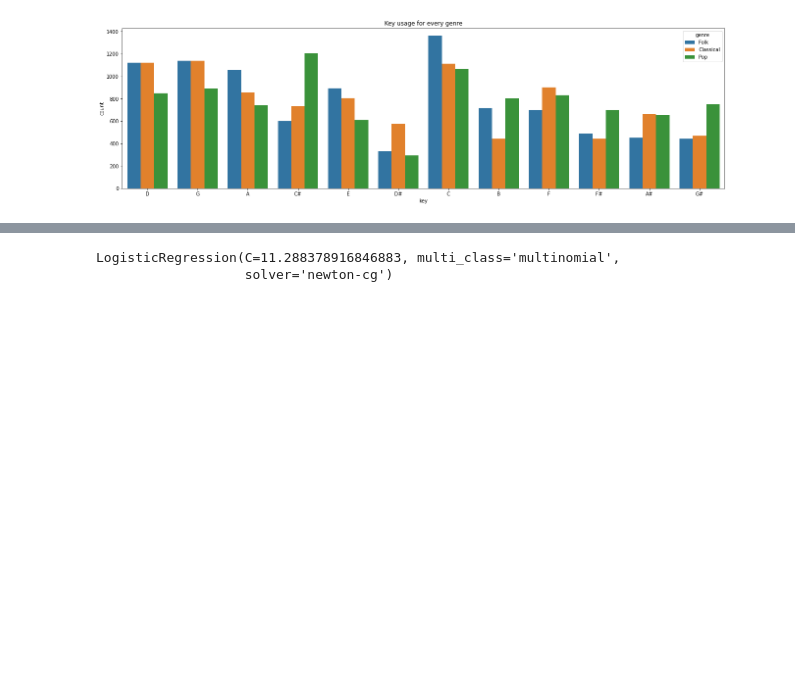
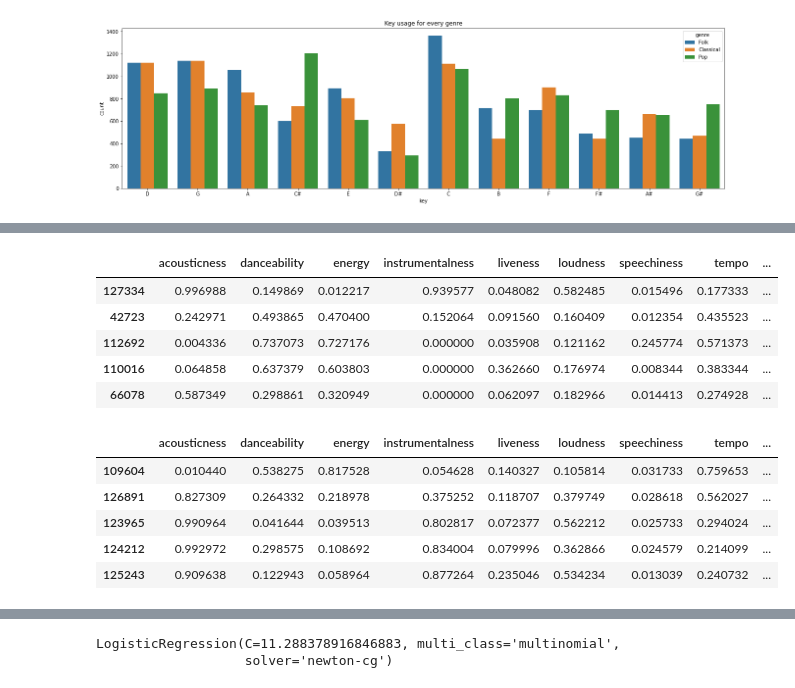
Before and after one commit to plspeziali/spotify-genre-predictor, a Jupyter notebook: spotify-genre-prediction-lr-mlp.ipynb, the cells around one changed output, grey strips where cells are left out. Saved outputs shown, nothing was run; the diff lists cells and outputs as text; code cells hidden in the pictures; blank space fills up the shorter version.

```diff
--- a/spotify-genre-prediction-lr-mlp.ipynb
+++ b/spotify-genre-prediction-lr-mlp.ipynb
@@ -165,4 +168,28 @@ display(y_train.head())
 Name: genre, dtype: int64
+# %%
+from sklearn.preprocessing import MinMaxScaler
+pd.options.mode.chained_assignment = None  # default='warn'
+scaler = MinMaxScaler()
+# Loudness goes from -60 to 0 db, I will convert it to a positive value before normalizing it
+X_train['loudness'] *= -1
+X_train = pd.DataFrame(scaler.fit_transform(X_train), index=X_train.index, columns=X_train.columns)
+display(X_train.head())
+X_test['loudness'] *= -1
+X_test = pd.DataFrame(scaler.fit_transform(X_test), index=X_test.index, columns=X_test.columns)
+display(X_test.head())
+# %% [output]
+|  | acousticness | danceability | energy | instrumentalness | liveness | loudness | speechiness | tempo | ... |
+| 127334 | 0.996988 | 0.149869 | 0.012217 | 0.939577 | 0.048082 | 0.582485 | 0.015496 | 0.177333 | ... |
+| 42723 | 0.242971 | 0.493865 | 0.470400 | 0.152064 | 0.091560 | 0.160409 | 0.012354 | 0.435523 | ... |
+| 112692 | 0.004336 | 0.737073 | 0.727176 | 0.000000 | 0.035908 | 0.121162 | 0.245774 | 0.571373 | ... |
+| 110016 | 0.064858 | 0.637379 | 0.603803 | 0.000000 | 0.362660 | 0.176974 | 0.008344 | 0.383344 | ... |
+| 66078 | 0.587349 | 0.298861 | 0.320949 | 0.000000 | 0.062097 | 0.182966 | 0.014413 | 0.274928 | ... |
+|  | acousticness | danceability | energy | instrumentalness | liveness | loudness | speechiness | tempo | ... |
+| 109604 | 0.010440 | 0.538275 | 0.817528 | 0.054628 | 0.140327 | 0.105814 | 0.031733 | 0.759653 | ... |
+| 126891 | 0.827309 | 0.264332 | 0.218978 | 0.375252 | 0.118707 | 0.379749 | 0.028618 | 0.562027 | ... |
+| 123965 | 0.990964 | 0.041644 | 0.039513 | 0.802817 | 0.072377 | 0.562212 | 0.025733 | 0.294024 | ... |
+| 124212 | 0.992972 | 0.298575 | 0.108692 | 0.834004 | 0.079996 | 0.362866 | 0.024579 | 0.214099 | ... |
+| 125243 | 0.909638 | 0.122943 | 0.058964 | 0.877264 | 0.235046 | 0.534234 | 0.013039 | 0.240732 | ... |
 # %%
 from sklearn.model_selection import train_test_split
 from sklearn.linear_model import LogisticRegression
```
Also changed, not shown: parts of 18 cells of this notebook.
